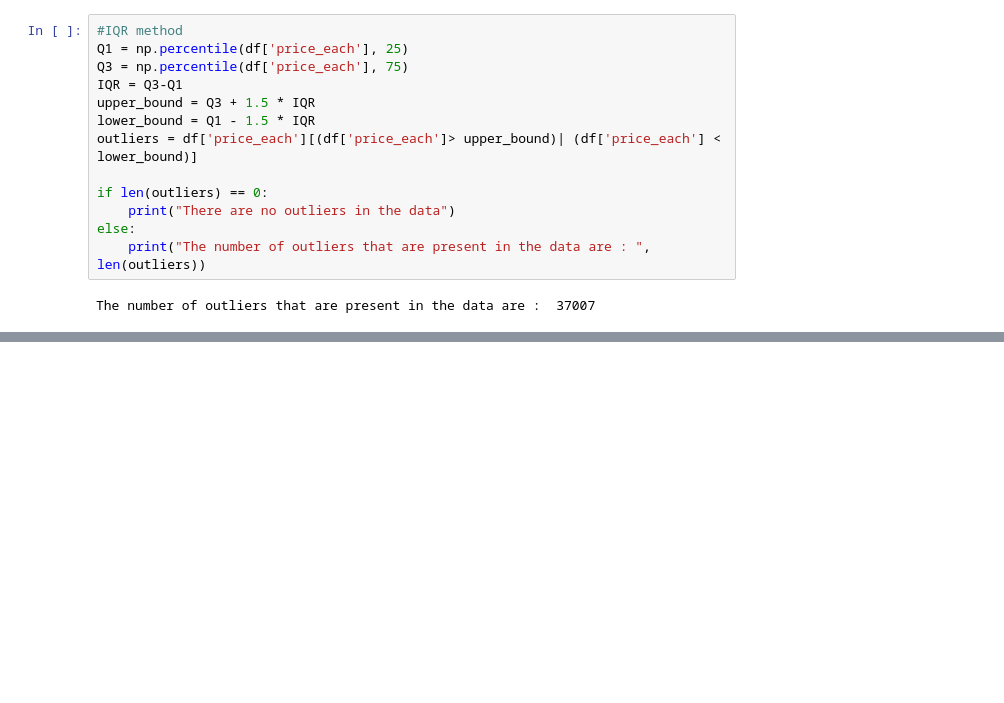
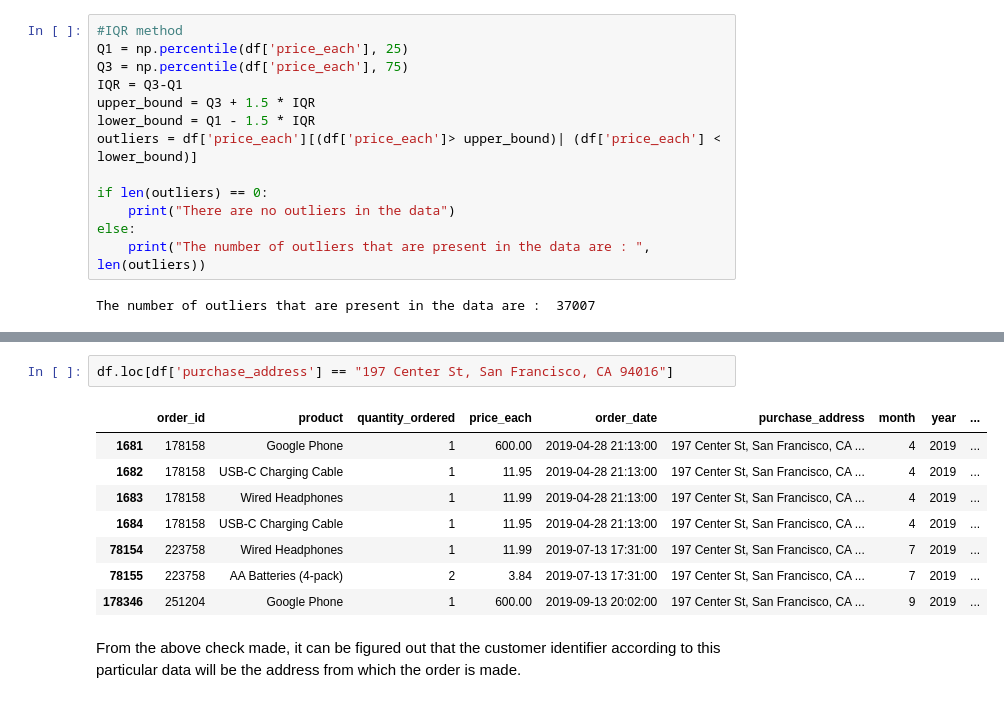
Before and after one commit to subhasish121995/Sales_Analysis, a Jupyter notebook: main_file_v1.0.ipynb, the cells around one changed output, grey strips where cells are left out. Saved outputs shown, nothing was run; the diff lists cells and outputs as text; blank space fills up the shorter version.

```diff
--- a/main_file_v1.0.ipynb
+++ b/main_file_v1.0.ipynb
@@ -236,0 +301,13 @@ len(outliers)
+# %%
+df.loc[df['purchase_address'] == "197 Center St, San Francisco, CA 94016"]
+# %% [output]
+|  | order_id | product | quantity_ordered | price_each | order_date | purchase_address | month | year | ... |
+| 1681 | 178158 | Google Phone | 1 | 600.00 | 2019-04-28 21:13:00 | 197 Center St, San Francisco, CA ... | 4 | 2019 | ... |
+| 1682 | 178158 | USB-C Charging Cable | 1 | 11.95 | 2019-04-28 21:13:00 | 197 Center St, San Francisco, CA ... | 4 | 2019 | ... |
+| 1683 | 178158 | Wired Headphones | 1 | 11.99 | 2019-04-28 21:13:00 | 197 Center St, San Francisco, CA ... | 4 | 2019 | ... |
+| 1684 | 178158 | USB-C Charging Cable | 1 | 11.95 | 2019-04-28 21:13:00 | 197 Center St, San Francisco, CA ... | 4 | 2019 | ... |
+| 78154 | 223758 | Wired Headphones | 1 | 11.99 | 2019-07-13 17:31:00 | 197 Center St, San Francisco, CA ... | 7 | 2019 | ... |
+| 78155 | 223758 | AA Batteries (4-pack) | 2 | 3.84 | 2019-07-13 17:31:00 | 197 Center St, San Francisco, CA ... | 7 | 2019 | ... |
+| 178346 | 251204 | Google Phone | 1 | 600.00 | 2019-09-13 20:02:00 | 197 Center St, San Francisco, CA ... | 9 | 2019 | ... |
+# %% [markdown]
+From the above check made, it can be figured out that the customer identifier according to this particular data will be the address from which the order is made.
```
Also changed, not shown: parts of 20 cells of this notebook.
